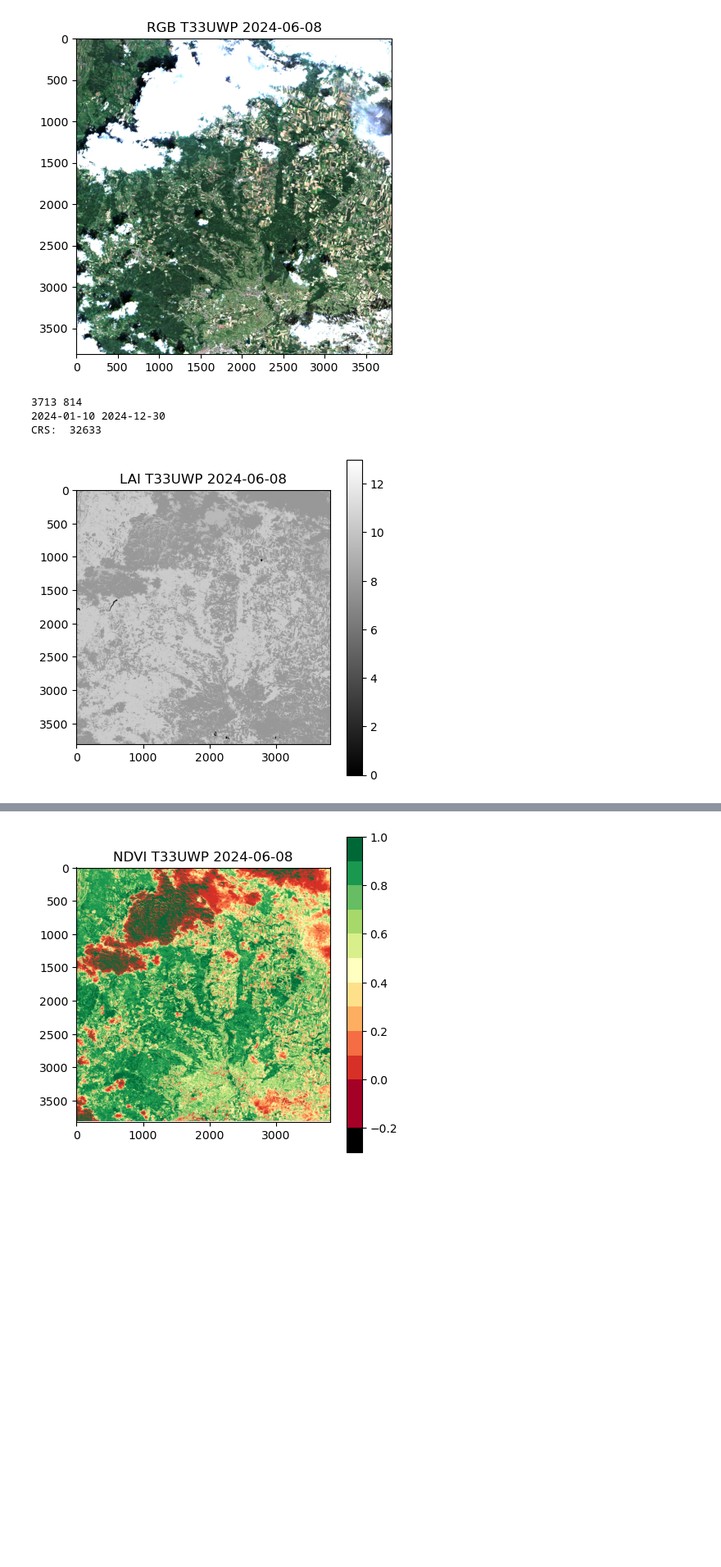
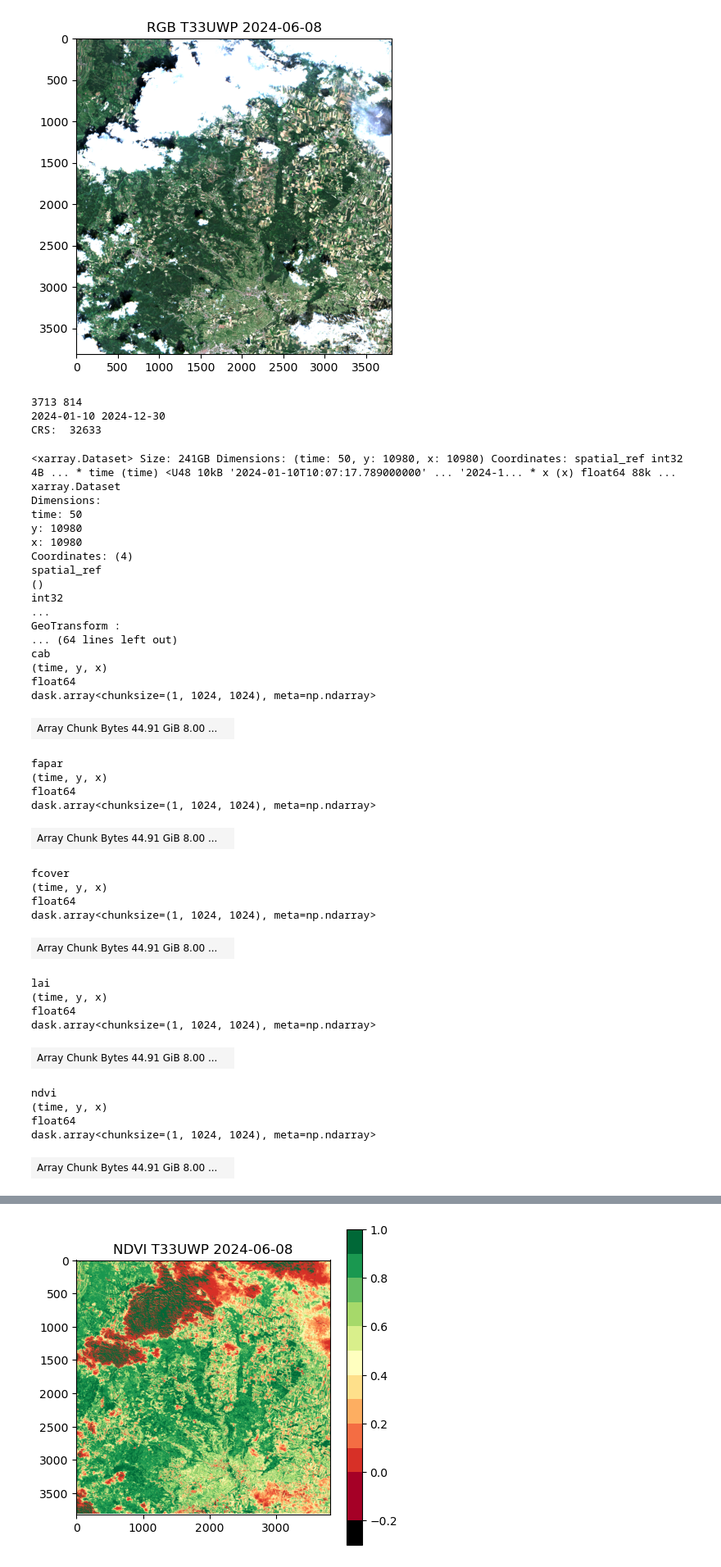
Before and after one commit to eodcgmbh/eodc-examples, a Jupyter notebook: demos/S2/indices.ipynb, the cells around one changed output, grey strips where cells are left out. Shown at 82% size. Cells and saved outputs as stored; diff of their text form; code cells hidden in the pictures; blank space fills up the shorter version.

```diff
--- a/demos/S2/indices.ipynb
+++ b/demos/S2/indices.ipynb
@@ -263,40 +263,77 @@ plt.show()
 # %% [output]
 [figure]
 # %%
-data = xr.open_zarr(f"https://objectstore.eodc.eu:2222/68e13833a1624f43ba2cac01376a18af:indices/s2-indices-{tile}.zarr", chunks="auto")
+# we now load the pre-computed indices, which are stored in a different zarr object
+path = f"https://objectstore.eodc.eu:2222/68e13833a1624f43ba2cac01376a18af:indices/s2-indices-{tile}.zarr"
 
+data = xr.open_zarr(path, chunks="auto")
+
+# we repeat some of the steps to get the required information
 i = np.argmin(abs(polygon.centroid.x - data.x.values))
 j = np.argmin(abs(polygon.centroid.y - data.y.values))
 print(i, j)
 a, b = 3000, 3000
 if i < 3000 or j < 3000:
     a = np.min([i,j])
 if i > np.max(data.x.values) - 3000 or j > np.max(data.y.values) - 3000:
     b = np.min([i, j])
 
 data = data.sortby("time")
 
 t = [(str(time)[:10]) for time in data["time"].values]
 t = np.array(t, dtype="datetime64")
 print(t[0], t[-1])
 
 crs = int(data["spatial_ref"].values)
 print("CRS: ", crs)
 
 x = data["x"][i]
 y = data["y"][j]
 
 lon, lat = reproject(x = x, y = y, crs = crs)["lon"], reproject(x = x, y = y, crs = crs)["lat"]
 
 t0 = 15
 
-plt.figure(figsize=(5,5))
-plt.title(f'LAI {tile} {data["time"].values[t0][:10]}')
-plt.imshow(data.lai[t0, j-a:j+b, i-a:i+b], cmap="gray", vmin=0, vmax=13)
-plt.colorbar()
-plt.show()
+data
 # %% [output]
 3713 814
 2024-01-10 2024-12-30
 CRS:  32633
-[figure, removed]
+<xarray.Dataset> Size: 241GB Dimensions: (time: 50, y: 10980, x: 10980) Coordinates: spatial_ref int32 4B ... * time (time) <U48 10kB '2024-01-10T10:07:17.789000000' ... '2024-1... * x (x) float64 88k ...
+xarray.Dataset
+Dimensions:
+time: 50
+y: 10980
+x: 10980
+Coordinates: (4)
+spatial_ref
+()
+int32
+...
+GeoTransform :
+... (64 lines left out)
+cab
+(time, y, x)
+float64
+dask.array<chunksize=(1, 1024, 1024), meta=np.ndarray>
+| Array Chunk Bytes 44.91 GiB 8.00 ... |  |
+fapar
+(time, y, x)
+float64
+dask.array<chunksize=(1, 1024, 1024), meta=np.ndarray>
+| Array Chunk Bytes 44.91 GiB 8.00 ... |  |
+fcover
+(time, y, x)
+float64
+dask.array<chunksize=(1, 1024, 1024), meta=np.ndarray>
+| Array Chunk Bytes 44.91 GiB 8.00 ... |  |
+lai
+(time, y, x)
+float64
+dask.array<chunksize=(1, 1024, 1024), meta=np.ndarray>
+| Array Chunk Bytes 44.91 GiB 8.00 ... |  |
+ndvi
+(time, y, x)
+float64
+dask.array<chunksize=(1, 1024, 1024), meta=np.ndarray>
+| Array Chunk Bytes 44.91 GiB 8.00 ... |  |
```
Also changed, not shown: parts of 28 cells of this notebook.
